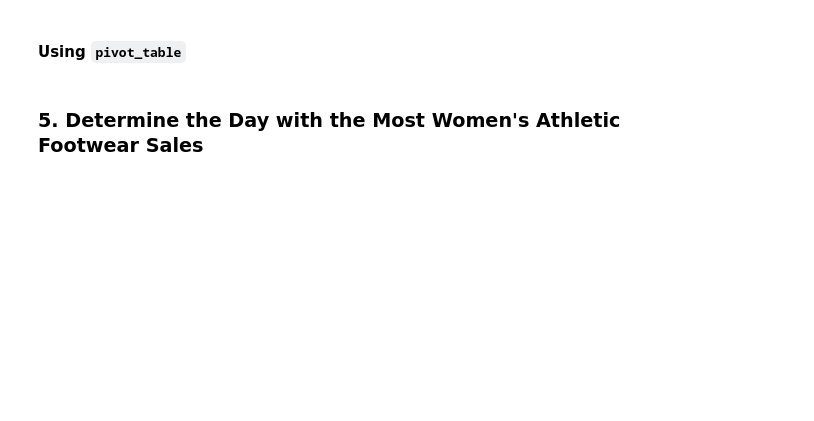
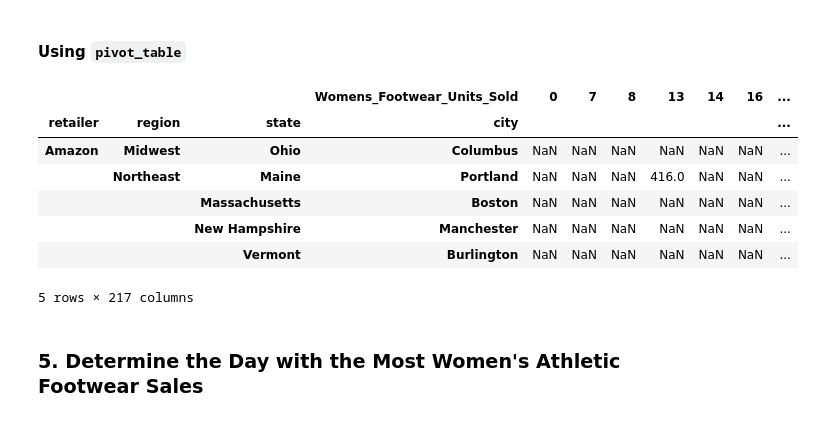
Before and after one commit to zhongzheshen/athletic_sales_analysis, a Jupyter notebook: athletic_sales_analysis_starter_code.ipynb, the cells around one changed output. Saved outputs shown, nothing was run; the diff lists cells and outputs as text; code cells hidden in the pictures; blank space fills up the shorter version.

```diff
--- a/athletic_sales_analysis_starter_code.ipynb
+++ b/athletic_sales_analysis_starter_code.ipynb
@@ -123,7 +130,7 @@ Index(['index', 'retailer', 'retailer_id', 'invoice_date', 'region', 'state',
 # %%
 # Convert the "invoice_date" to a datetime datatype
 ###converted_combined_athletic_sales_2020_2021_df.["invoice_date"] = combined_athletic_sales_2020_2021_df.loc[:,"invoice_date"].astype(datetime)
-converted_combined_athletic_sales_2020_2021_df = pd.to_datetime(combined_athletic_sales_2020_2021_df['invoice_date'])
+combined_athletic_sales_2020_2021_df['invoice_date'] = pd.to_datetime(combined_athletic_sales_2020_2021_df['invoice_date'])
 ###pd.to_datetime(df['date'])
 # %%
 # Confirm that the "invoice_date" data type has been changed.
@@ -221,8 +305,9 @@ total_sales.head()
 ### 5. Determine which Retailer Sold the Most Women's Athletic Footwear
 # %%
 # Filter the sales data to get the women's athletic footwear sales data.
-women_athletic_footwear = grouped_sales.loc['product']=='women's athletic footwear'
 # match name="women's athletic footwear"
+women_athletic_footwear_sold_df = combined_athletic_sales_2020_2021_df.loc[combined_athletic_sales_2020_2021_df['product']=="Women's Athletic Footwear", :]
+###women_athletic_footwear_df
 # %% [markdown]
 #### Using `groupby`
 # %%
@@ -241,9 +330,22 @@ SyntaxError: invalid syntax. Maybe you meant '==' or ':=' instead of '='? (11993
 # %%
 # Show the total number of women's athletic footwear sold for each retailer, region, state, and city.
 # did. Rename the "units_sold" column to "Womens_Footwear_Units_Sold"
 # Show the top 5 results.
-womens_footwear_units_sold = pd.pivot_table(womens_footwear_units_sold, index = 'retailer', values = 'Womens_Footwear_Units_Sold', aggfunc = ('sum'))
-womens_footwear_units_sold.head(1)
+renamed5a_women_athletic_footwear_sold_df = women_athletic_footwear_sold_df.rename(columns={'units_sold':'Womens_Footwear_Units_Sold'})
+
+pivot5a_total_sales_df = renamed5a_women_athletic_footwear_sold_df.pivot_table(index=['retailer', 'region', 'state', 'city'], \
+                                                                                    columns='Womens_Footwear_Units_Sold', \
+                                                                                    values='total_sales', aggfunc=('sum'))
+pivot5a_total_sales_df.head()
+# %% [output]
+|  |  |  | Womens_Footwear_Units_Sold | 0 | 7 | 8 | 13 | 14 | 16 | ... |
+| retailer | region | state | city |  |  |  |  |  |  | ... |
+| Amazon | Midwest | Ohio | Columbus | NaN | NaN | NaN | NaN | NaN | NaN | ... |
+|  | Northeast | Maine | Portland | NaN | NaN | NaN | 416.0 | NaN | NaN | ... |
+|  |  | Massachusetts | Boston | NaN | NaN | NaN | NaN | NaN | NaN | ... |
+|  |  | New Hampshire | Manchester | NaN | NaN | NaN | NaN | NaN | NaN | ... |
+|  |  | Vermont | Burlington | NaN | NaN | NaN | NaN | NaN | NaN | ... |
+5 rows × 217 columns
 # %% [markdown]
 ### 5. Determine the Day with the Most Women's Athletic Footwear Sales
 # %%
```
Also changed, not shown: parts of 17 cells of this notebook.
